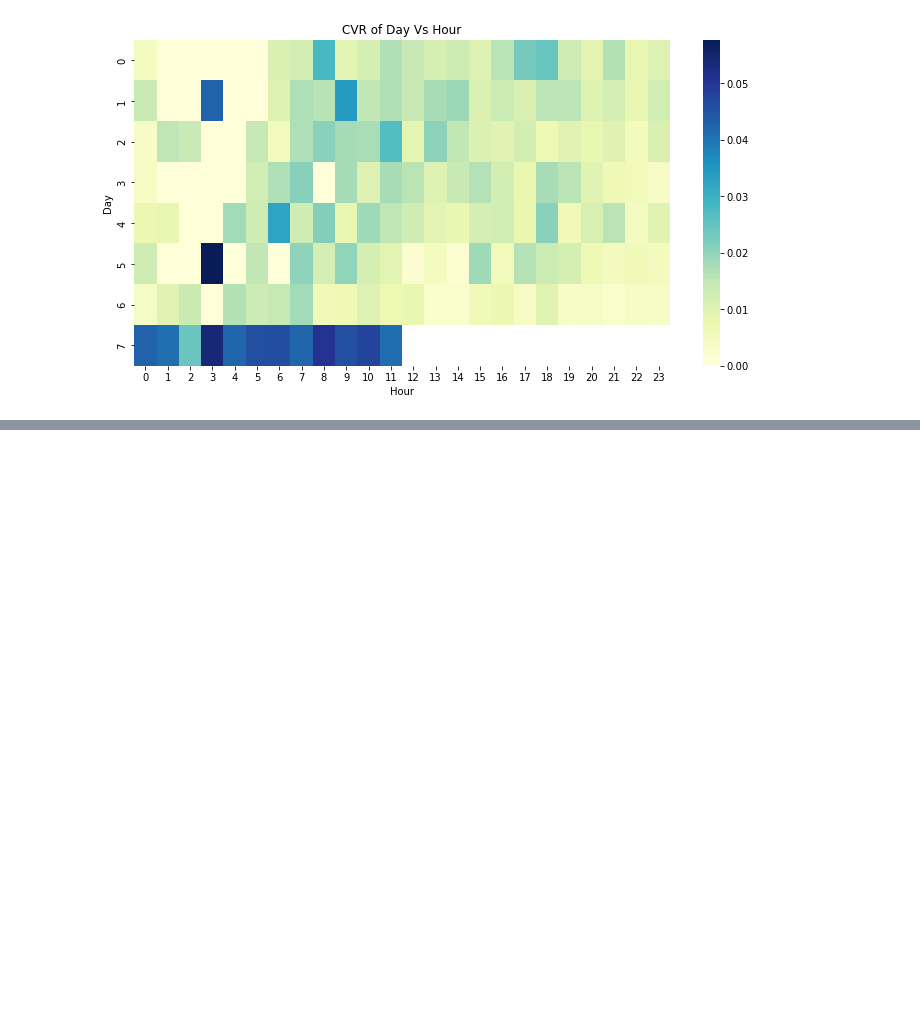
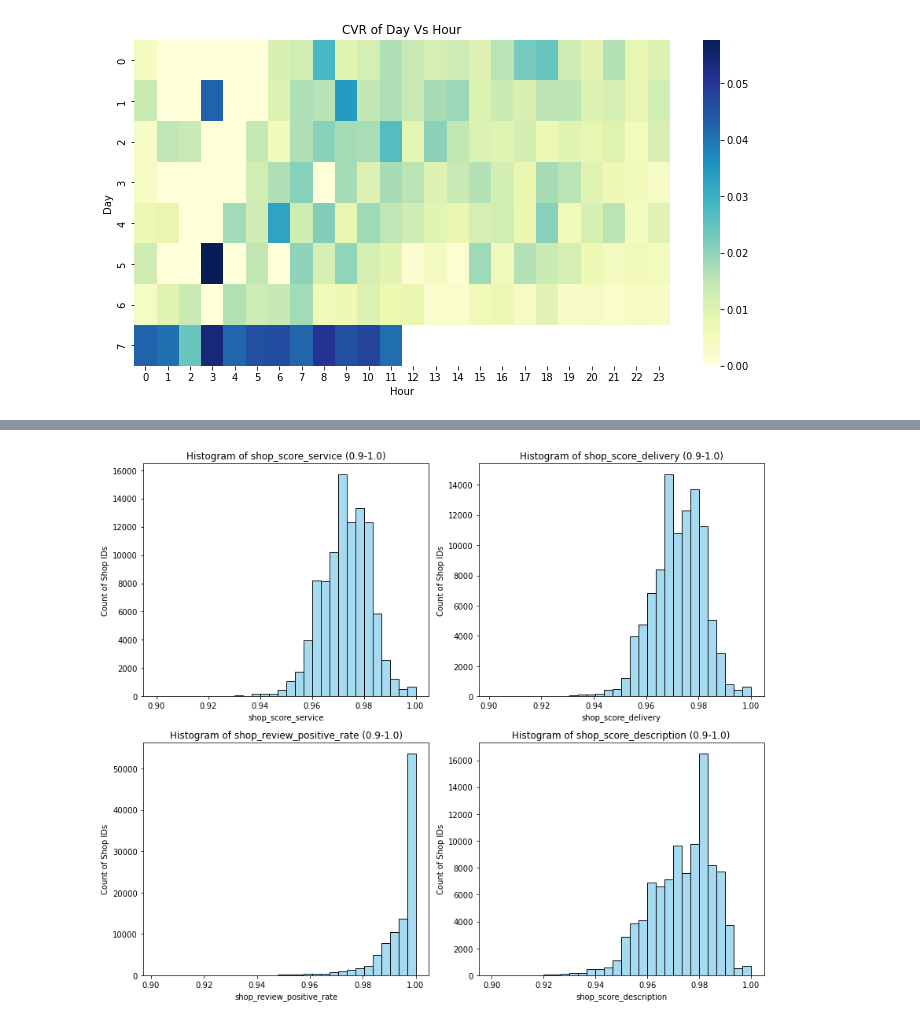
Before and after one commit to IBA6202MA/Search-Advertising-Conversion-Prediction, a Jupyter notebook: data_preprocess01.ipynb, the cells around one changed output, grey strips where cells are left out. Drawn from its saved outputs; the diff is of its cells as text; code cells hidden in the pictures; blank space fills up the shorter version.

```diff
--- a/data_preprocess01.ipynb
+++ b/data_preprocess01.ipynb
@@ -318,0 +354,31 @@ plt.show()
+# %%
+import matplotlib.pyplot as plt
+import seaborn as sns
+
+# Assuming your DataFrame is named 'df'
+
+# Define the four shop score fields
+score_fields = ['shop_score_service', 'shop_score_delivery', 'shop_review_positive_rate', 'shop_score_description']
+
+# Create a subplot with 2 rows and 2 columns
+fig, axes = plt.subplots(2, 2, figsize=(12, 10))
+
+# Flatten the 2x2 array of subplots to access each subplot individually
+axes = axes.flatten()
+
+# Loop through the shop score fields and create histograms
+for i, field in enumerate(score_fields):
+    # Filter data for scores between 0.9 and 1.0
+    filtered_data = data[(data[field] >= 0.9) & (data[field] <= 1.0)]
+
+    # Create a histogram with 30 bins
+    sns.histplot(filtered_data[field], bins=30, color='skyblue', kde=False, ax=axes[i])
+
+    axes[i].set_title(f'Histogram of {field} (0.9-1.0)')
+    axes[i].set_xlabel(field)
+    axes[i].set_ylabel('Count of Shop IDs')
+
+# Adjust layout for better spacing
+plt.tight_layout()
+# %% [output]
+[figure, added]
```
Also changed, not shown: parts of 7 cells of this notebook, 1 other file.
